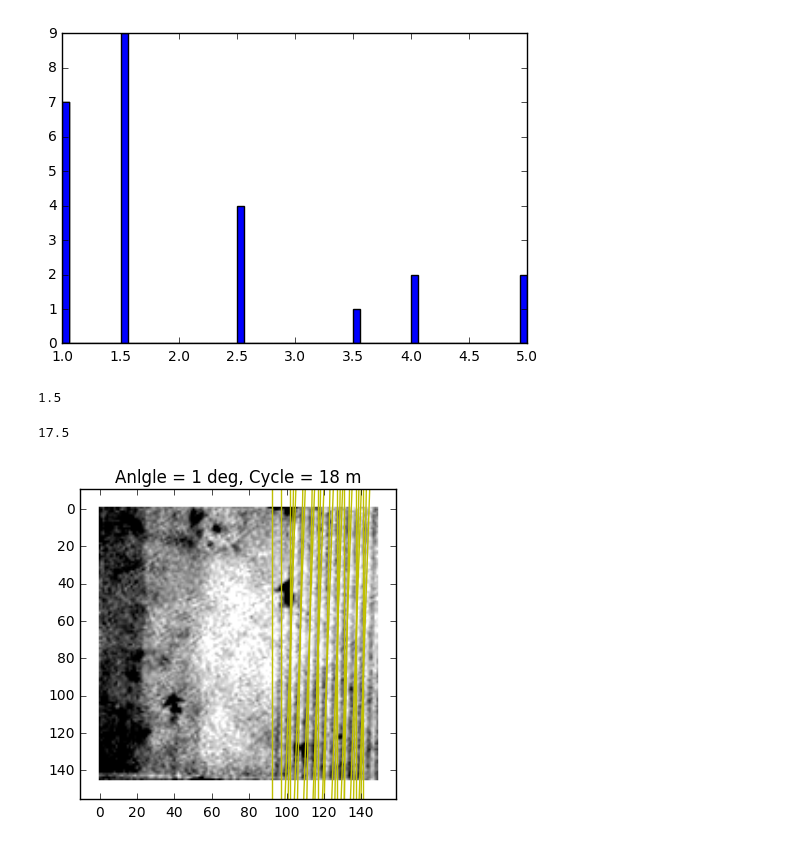
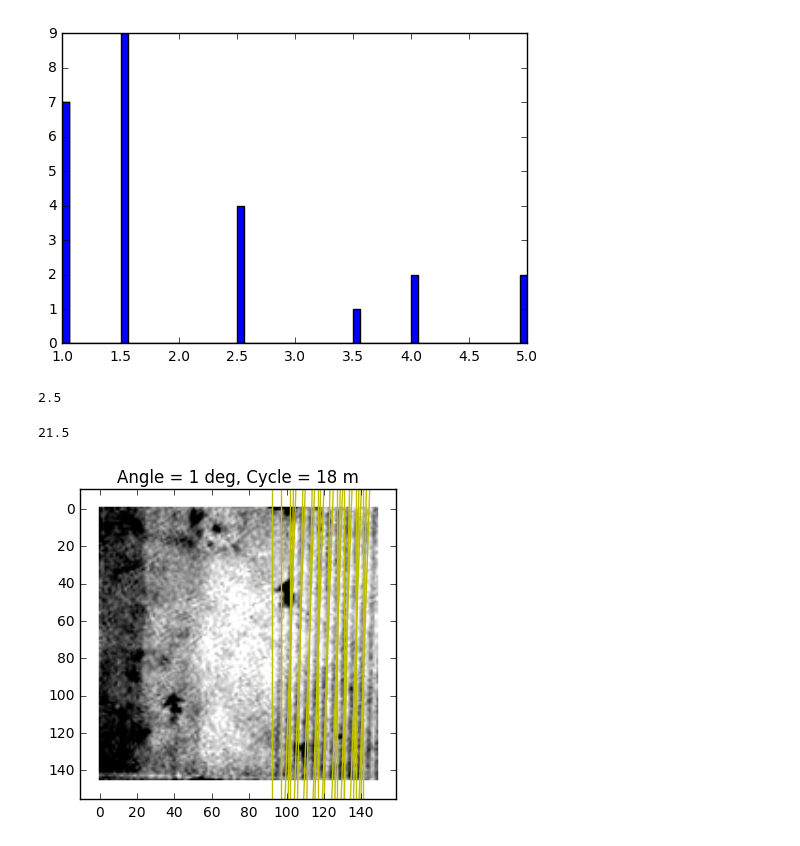
Before and after one commit to liu963/insight-project, a Jupyter notebook: pattern-recognition/PatternRecognition.ipynb, the cells around one changed output. Cells and saved outputs as stored; diff of their text form; code cells hidden in the pictures.

```diff
--- a/pattern-recognition/PatternRecognition.ipynb
+++ b/pattern-recognition/PatternRecognition.ipynb
@@ -693,29 +710,29 @@ plt.show()
 # %% [output]
 [figure]
 # %%
-np.median(spacing)
+np.percentile(spacing,75)
 # %% [output]
-1.5
+2.5
 # %%
 # For now take average of top 75%
-cycle = np.mean(spacing[spacing>=np.percentile(spacing,75)])*5 # 5 meters per pixel
+cycle = np.mean(spacing[spacing>np.percentile(spacing,75)])*5 # 5 meters per pixel
 # %%
 cycle
 # %% [output]
-17.5
+21.5
 # %%
 plt.imshow(gray_sat,cmap=matplotlib.cm.get_cmap('gray'))
-plt.title('Anlgle = %.0f deg, Cycle = %.0f m' % (np.round(angle_good),np.round(cycle)))
+plt.title('Angle = %.0f deg, Cycle = %.0f m' % (np.round(angle_good),np.round(cycle)))
 ylim = plt.gca().get_ylim()
 xlim = plt.gca().get_xlim()
 plot_lines(lines_thr[idx_good])
 plt.gca().set_ylim(ylim[0]+10,ylim[1]-10)
 plt.gca().set_xlim(xlim[0]-10,xlim[1]+10)
 # plt.plot(XC[idx_good],YC[idx_good],'.b')
 
 plt.show()
 # %% [output]
-[figure, old version]
+[figure, new version]
 # %%
 # import scipy
 # %%
```
Also changed, not shown: parts of 5 cells of this notebook, 4 other files.
